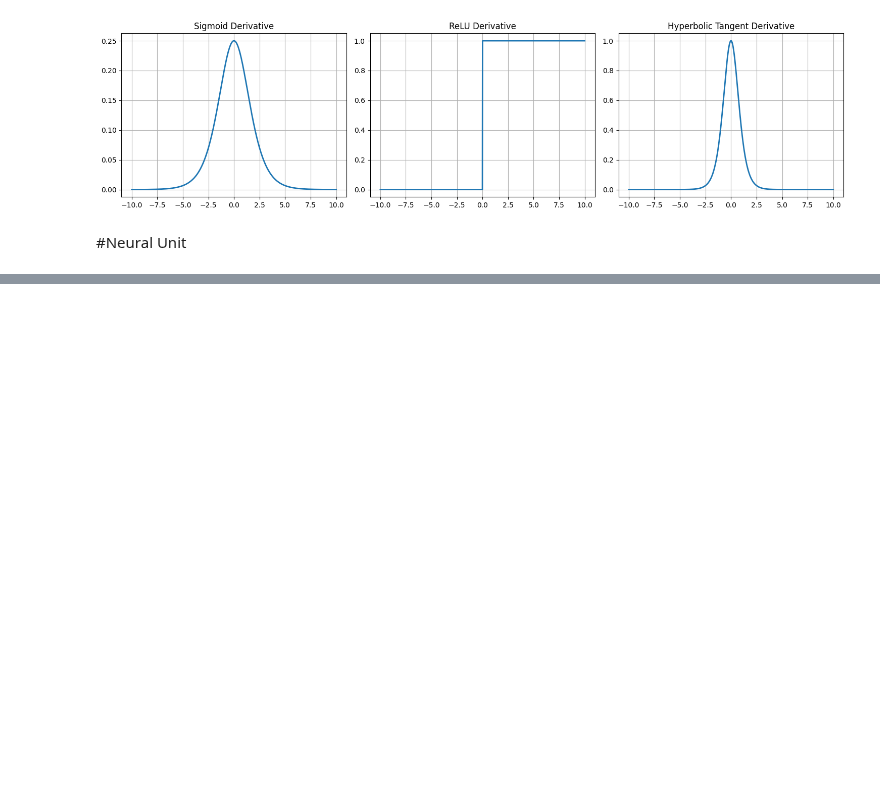
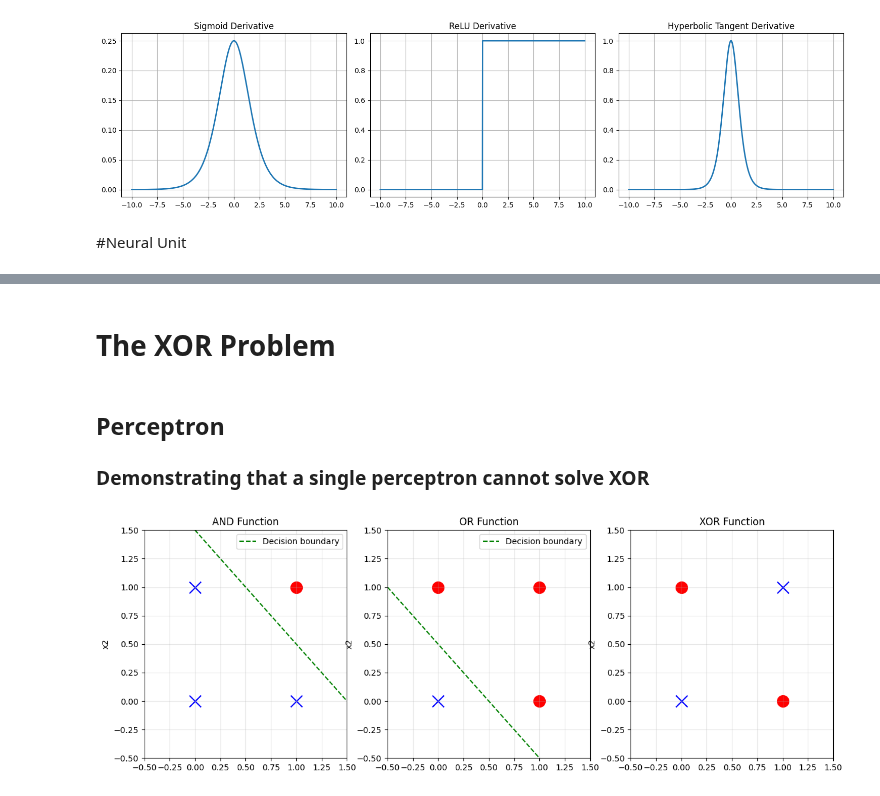
Before and after one commit to bltzr75/Practices_with_Speech_and_Language_Processing_Jurafsky_and_Martin, a Jupyter notebook: 7/Chapter_7.ipynb, the cells around one changed output, grey strips where cells are left out. Cells and saved outputs as stored; diff of their text form; code cells hidden in the pictures; blank space fills up the shorter version.

Commit message:
Added note about numpy matrix multiplication and XOR Problem and solution (the proposed by Bengio).

```diff
--- a/7/Chapter_7.ipynb
+++ b/7/Chapter_7.ipynb
@@ -205,0 +206,59 @@ Output: 0.5504713094556452
+# %% [markdown]
+# The XOR Problem
+# %% [markdown]
+## Perceptron
+### Demonstrating that a single perceptron cannot solve XOR
+# %%
+def perceptron(x, w, b):
+  """Simple perceptron with step activation"""
+  z = np.dot(x,w) + b
+
+  return(1 if z > 0 else 0 )
+
+
+# XOR Truth Table
+X_xor = np.array([[0,0], [0,1], [1,0], [1,1]]) # the 4 possible combinations
+
+y_xor = np.array([0,1,1,0]) # XOR outputs
+
+# AND Truth Table
+y_and = np.array([0,0,0,1]) # AND outputs
+
+# OR Truth Table
+y_or = np.array([0,1,1,1]) # OR outputs
+
+
+# Visualize problem
+fig, axes = plt.subplots(1,3, figsize=(15,5) ) # 1 row, 3 cols
+
+for ax, y, title in zip(axes, [y_and, y_or, y_xor], ['AND', 'OR', 'XOR']):
+  # Plot points
+  for i in range(4):
+    color = 'red' if y[i] == 1 else 'blue'
+    marker = 'o' if y[i] == 1 else 'x'
+    ax.scatter(X_xor[i, 0], X_xor[i, 1], c=color, s=200, marker=marker)
+
+  ax.set_xlim(-.5,1.5)
+  ax.set_ylim(-.5,1.5)
+  ax.set_ylabel('x2')
+  ax.set_title(f'{title} Function')
+  ax.grid(True, alpha=0.3)
+
+  # Adding Decision Boundaries
+  if title=='AND':
+    # Decision boundary: x1 + x2 - 1.5 = 0
+    x_line = np.linspace(-0.5, 1.5, 100)
+    y_line = 1.5 - x_line
+    ax.plot(x_line, y_line, 'g--', label='Decision boundary')
+  elif title == 'OR':
+    # Decision boundary: x1 + x2 - 0.5 = 0
+    x_line = np.linspace(-0.5, 1.5, 100)
+    y_line = 0.5 - x_line
+    ax.plot(x_line, y_line, 'g--', label='Decision boundary')
+
+  if title != 'XOR':
+    ax.legend()
+
+plt.show()
+# %% [output]
+[figure, added]
```
Also changed, not shown: parts of 6 cells of this notebook, 1 other file.
